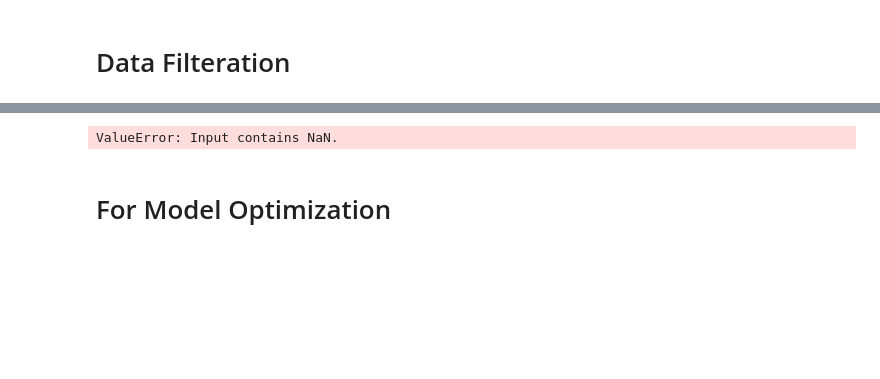
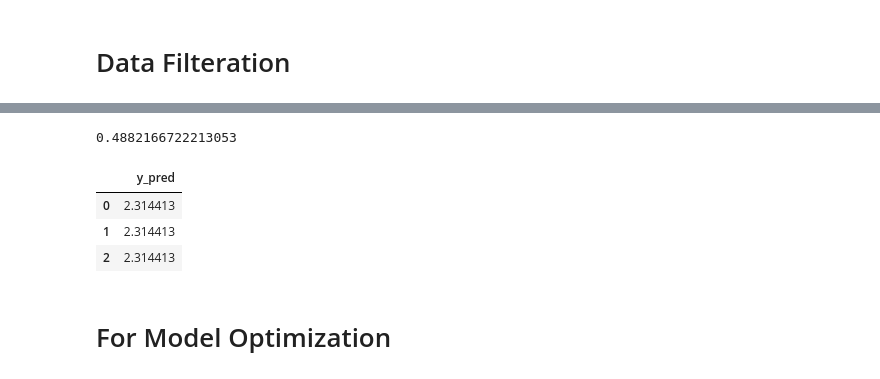
Before and after one commit to kirtan517/Linking-Writing-Processes-to-Writing-Quality, a Jupyter notebook: Main.ipynb, the cells around one changed output, grey strips where cells are left out. Saved outputs shown, nothing was run; the diff lists cells and outputs as text; code cells hidden in the pictures; blank space fills up the shorter version.

```diff
--- a/Main.ipynb
+++ b/Main.ipynb
@@ -170,11 +170,19 @@ train_processed_df, val_processed_df,y_train,y_val = train_test_split(train_proc
+# %%
+# Concating the columns
+train_postprocessed_df = ConcatAlongId(train_processed_df,train_logs_df)
+test_postprocessed_df = ConcatAlongId(test_processed_df,test_logs_df)
+
+# Aggreagating the columns for both train and test
+train_postprocessed_numpy = post_processing.fit_transform(train_postprocessed_df)
+train_postprocessed_df = pd.DataFrame(train_postprocessed_numpy,columns=post_processing.get_feature_names_out())
+test_postprocessed_numpy = post_processing.fit_transform(test_postprocessed_df)
+test_postprocessed_df = pd.DataFrame(test_postprocessed_numpy,columns=post_processing.get_feature_names_out())
 # %%
-model = RandomForestRegressor(n_estimators=500,      # You can tune this
-                              max_depth=40,          # You can tune this
-                              min_samples_split=70,   # You can tune this
+model = RandomForestRegressor(n_estimators=200,      # You can tune this
+                              max_depth=20,          # You can tune this
+                              min_samples_split=20,   # You can tune this
                               min_samples_leaf=100,    # You can tune this
                               max_features='sqrt',   # You can tune this
                               bootstrap=True,        # You can tune this
                               oob_score=True,        # Monitor OOB score
                               random_state=42)
-# %%
-model.fit(train_processed_df,y_train)
@@ -215,6 +213,6 @@ dataset_train = makePredictions(model,train_processed_df,y,train_logs_df)
 # %%
-dataset_test = makePredictions(model,test_processed_df,y,test_logs_df)
+dataset_test = makePredictions(model,test_postprocessed_df,test_logs_df,aggregation=True)
 # %%
-mean_squared_error(dataset_train["y_true"],dataset_train["y_pred"])
+mean_squared_error(y,dataset_train)
 # %% [output]
-ValueError: Input contains NaN.
+0.4882166722213053
@@ -223,3 +219,11 @@ mean_squared_error(dataset_test["y_true"],dataset_test["y_pred"])
+# %%
+# For submission
+dataset_test["y_pred"].to_csv("submission.csv")
+# %% [output]
+|  | y_pred |
+| 0 | 2.314413 |
+| 1 | 2.314413 |
+| 2 | 2.314413 |
 # %% [markdown]
 # For Model Optimization
 # %%
```
Also changed, not shown: parts of 13 cells of this notebook, 3 other files.
